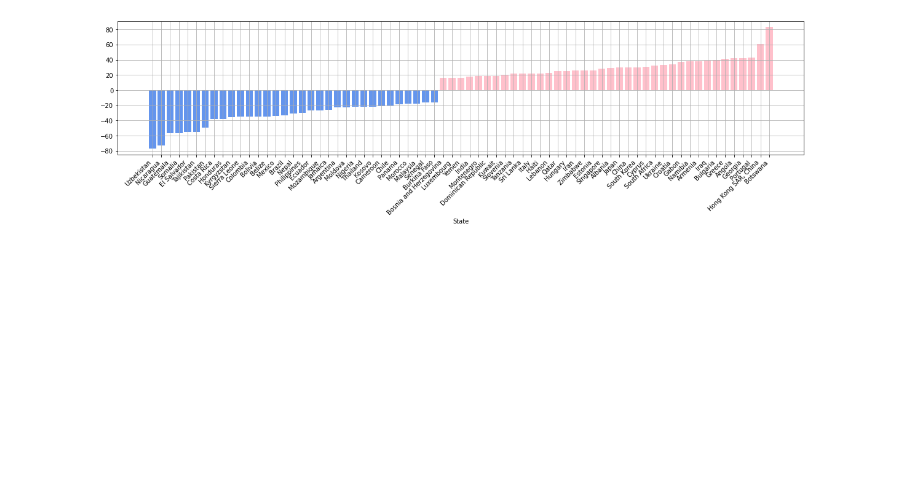
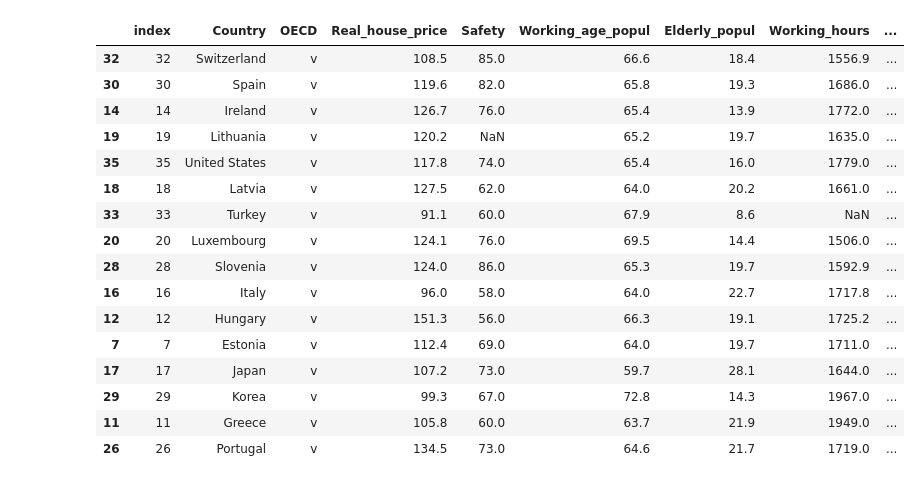
Before and after one commit to kjyju3955/BigdataProgramming, a Jupyter notebook: 프로젝트/Untitled.ipynb, the cells around one changed output. Cells and saved outputs as stored; diff of their text form; code cells hidden in the pictures; blank space fills up the shorter version.

```diff
--- a/프로젝트/Untitled.ipynb
+++ b/프로젝트/Untitled.ipynb
@@ -34,18 +48,23 @@ plt.show()
-# %%
-unhappy_data=data[data['Sub']>15]
-happy_data=data[data['Sub']<-15]
-unhappy_data=unhappy_data.sort_values(by='Sub')
-happy_data=happy_data.sort_values(by='Sub')
-
-plt.figure(figsize=(20,4))
-plt.bar(happy_data['Country'], happy_data['Sub'],color='cornflowerblue')
-plt.bar(unhappy_data['Country'], unhappy_data['Sub'],color='pink')
-plt.grid(True)
-plt.xlabel('State')
-plt.xticks(rotation=45, ha='right')
-plt.show()
-# %% [output]
-[figure, removed]
+# %%
+unhappy_data
+# %% [output]
+|  | index | Country | OECD | Real_house_price | Safety | Working_age_popul | Elderly_popul | Working_hours | ... |
+| 32 | 32 | Switzerland | v | 108.5 | 85.0 | 66.6 | 18.4 | 1556.9 | ... |
+| 30 | 30 | Spain | v | 119.6 | 82.0 | 65.8 | 19.3 | 1686.0 | ... |
+| 14 | 14 | Ireland | v | 126.7 | 76.0 | 65.4 | 13.9 | 1772.0 | ... |
+| 19 | 19 | Lithuania | v | 120.2 | NaN | 65.2 | 19.7 | 1635.0 | ... |
+| 35 | 35 | United States | v | 117.8 | 74.0 | 65.4 | 16.0 | 1779.0 | ... |
+| 18 | 18 | Latvia | v | 127.5 | 62.0 | 64.0 | 20.2 | 1661.0 | ... |
+| 33 | 33 | Turkey | v | 91.1 | 60.0 | 67.9 | 8.6 | NaN | ... |
+| 20 | 20 | Luxembourg | v | 124.1 | 76.0 | 69.5 | 14.4 | 1506.0 | ... |
+| 28 | 28 | Slovenia | v | 124.0 | 86.0 | 65.3 | 19.7 | 1592.9 | ... |
+| 16 | 16 | Italy | v | 96.0 | 58.0 | 64.0 | 22.7 | 1717.8 | ... |
+| 12 | 12 | Hungary | v | 151.3 | 56.0 | 66.3 | 19.1 | 1725.2 | ... |
+| 7 | 7 | Estonia | v | 112.4 | 69.0 | 64.0 | 19.7 | 1711.0 | ... |
+| 17 | 17 | Japan | v | 107.2 | 73.0 | 59.7 | 28.1 | 1644.0 | ... |
+| 29 | 29 | Korea | v | 99.3 | 67.0 | 72.8 | 14.3 | 1967.0 | ... |
+| 11 | 11 | Greece | v | 105.8 | 60.0 | 63.7 | 21.9 | 1949.0 | ... |
+| 26 | 26 | Portugal | v | 134.5 | 73.0 | 64.6 | 21.7 | 1719.0 | ... |
 # %%
 unhappy_con=unhappy_data['Country']
 happy_con=happy_data['Country']
```
Also changed, not shown: parts of 8 cells of this notebook, 2 other files.
